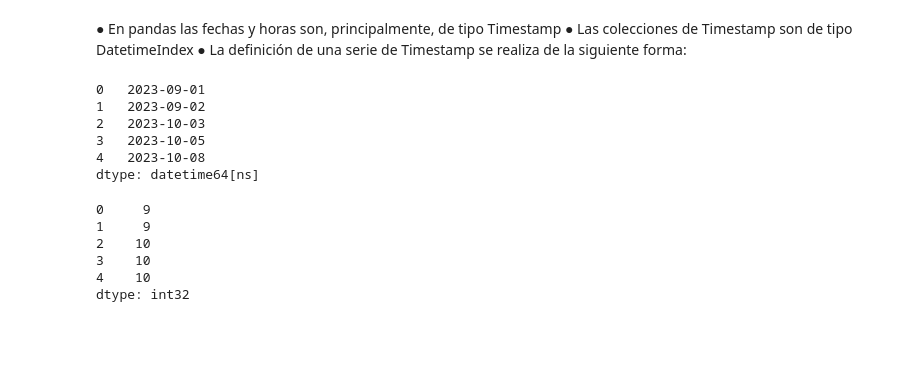
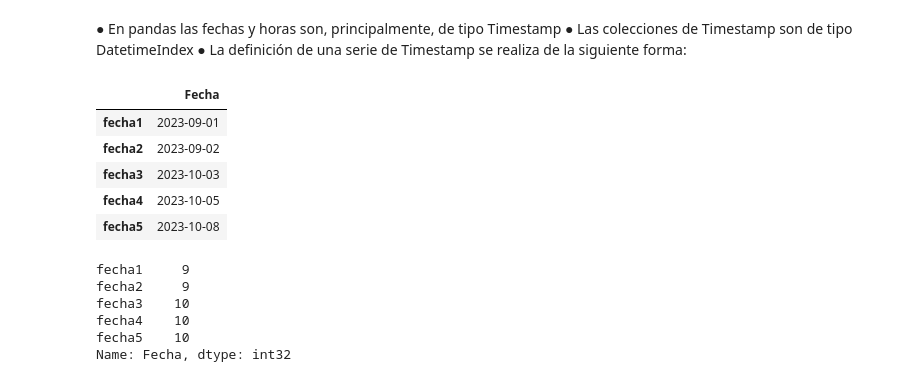
Before and after one commit to alfxer69/TemasPythonEjercicios, a Jupyter notebook: pandas/pandas_practica.ipynb, the cells around one changed output. Saved outputs shown, nothing was run; the diff lists cells and outputs as text; code cells hidden in the pictures; blank space fills up the shorter version.

```diff
--- a/pandas/pandas_practica.ipynb
+++ b/pandas/pandas_practica.ipynb
@@ -547,27 +547,30 @@ dtype: int8
 # %%
 fechas=[pd.Timestamp('2023-09-01'),
         pd.Timestamp('2023-09-02'),
         pd.Timestamp('2023-10-03'),
         pd.Timestamp('2023-10-05'),
         pd.Timestamp('2023-10-08')]
 
-serie=pd.Series(fechas)
-serie
+indice=['fecha1', 'fecha2', 'fecha3', 'fecha4', 'fecha5']
+# Creamos una Serie de fechas con un índice personalizado
+
+df=pd.DataFrame(fechas,index=indice,columns=['Fecha'])
+df
 # %% [output]
-0   2023-09-01
-1   2023-09-02
-2   2023-10-03
-3   2023-10-05
-4   2023-10-08
-dtype: datetime64[ns]
+|  | Fecha |
+| fecha1 | 2023-09-01 |
+| fecha2 | 2023-09-02 |
+| fecha3 | 2023-10-03 |
+| fecha4 | 2023-10-05 |
+| fecha5 | 2023-10-08 |
 # %%
-serie=pd.Series(fechas)
+serie=pd.DataFrame(fechas,index=indice,columns=['Fecha'])['Fecha']
 serie.dt.year
 serie.dt.month# Extrae el año de las fechas
 # %% [output]
-0     9
-1     9
-2    10
-3    10
-4    10
-dtype: int32
+fecha1     9
+fecha2     9
+fecha3    10
+fecha4    10
+fecha5    10
+Name: Fecha, dtype: int32
```
Also changed, not shown: 1 other file.
